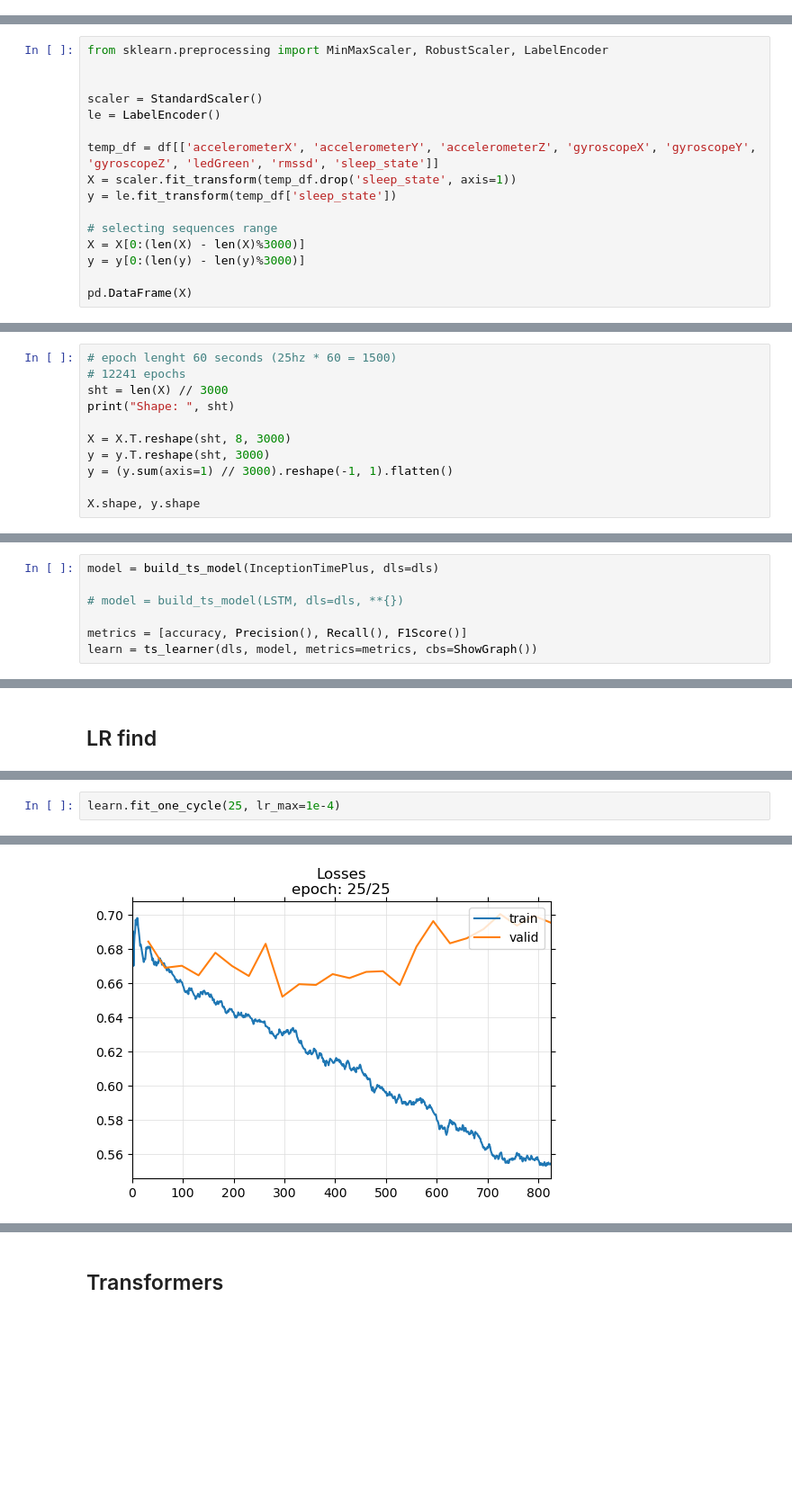
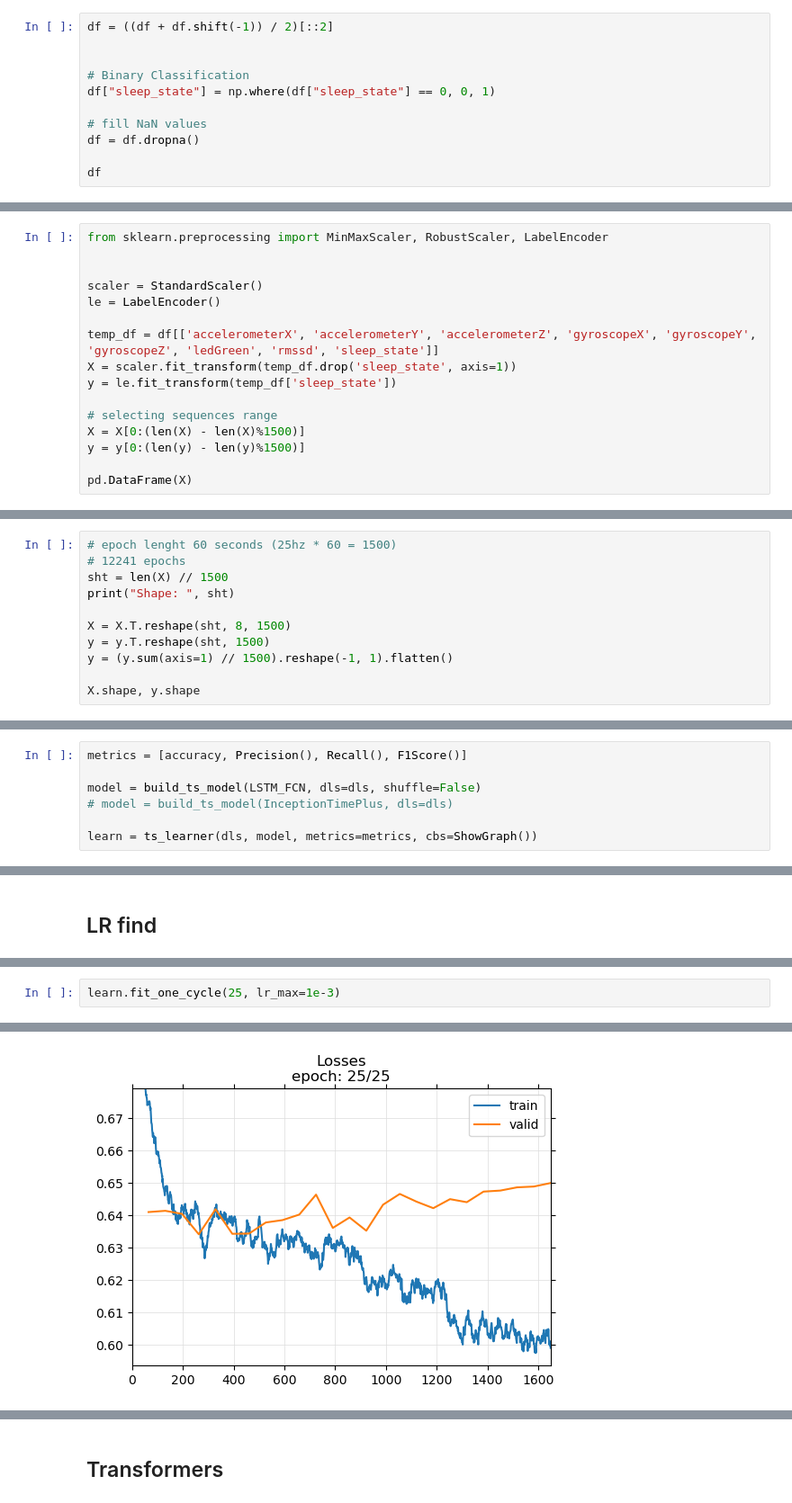
Before and after one commit to lucky-verma/Sleep-Awake-Classifiation-using-PPG, a Jupyter notebook: notebooks/tsai_rmssd.ipynb, the cells around one changed output, grey strips where cells are left out. Shown at 90% size. Drawn from its saved outputs; the diff is of its cells as text; blank space fills up the shorter version.

```diff
--- a/notebooks/tsai_rmssd.ipynb
+++ b/notebooks/tsai_rmssd.ipynb
@@ -63,0 +47,11 @@ df
+# %%
+df = ((df + df.shift(-1)) / 2)[::2]
+
+
+# Binary Classification
+df["sleep_state"] = np.where(df["sleep_state"] == 0, 0, 1)
+
+# fill NaN values
+df = df.dropna()
+
+df
@@ -106,8 +115,8 @@ X = scaler.fit_transform(temp_df.drop('sleep_state', axis=1))
 y = le.fit_transform(temp_df['sleep_state'])
 
 # selecting sequences range
-X = X[0:(len(X) - len(X)%3000)]
-y = y[0:(len(y) - len(y)%3000)]
+X = X[0:(len(X) - len(X)%1500)]
+y = y[0:(len(y) - len(y)%1500)]
 
 pd.DataFrame(X)
 # %% [output]
@@ -127,12 +136,12 @@ pd.DataFrame(X)
 # %%
 # epoch lenght 60 seconds (25hz * 60 = 1500)
 # 12241 epochs
-sht = len(X) // 3000
+sht = len(X) // 1500
 print("Shape: ", sht)
 
-X = X.T.reshape(sht, 8, 3000)
-y = y.T.reshape(sht, 3000)
-y = (y.sum(axis=1) // 3000).reshape(-1, 1).flatten()
+X = X.T.reshape(sht, 8, 1500)
+y = y.T.reshape(sht, 1500)
+y = (y.sum(axis=1) // 1500).reshape(-1, 1).flatten()
 
 X.shape, y.shape
 # %% [output]
@@ -226,9 +218,9 @@ arch: mWDN
 # %%
-model = build_ts_model(InceptionTimePlus, dls=dls)
+metrics = [accuracy, Precision(), Recall(), F1Score()]
 
-# model = build_ts_model(LSTM, dls=dls, **{})
+model = build_ts_model(LSTM_FCN, dls=dls, shuffle=False)
+# model = build_ts_model(InceptionTimePlus, dls=dls)
 
-metrics = [accuracy, Precision(), Recall(), F1Score()]
 learn = ts_learner(dls, model, metrics=metrics, cbs=ShowGraph())
 # %%
 # learn = Learner(dls, model, metrics=accuracy)
@@ -244,4 +270,4 @@ SuggestedLRs(valley=9.120108734350652e-05)
 # %%
-learn.fit_one_cycle(25, lr_max=1e-4)
+learn.fit_one_cycle(25, lr_max=1e-3)
 # %% [output]
 | epoch | train_loss | valid_loss | accuracy | precision_score | recall_score | f1_score | time |
@@ -264 +290 @@ learn.fit_one_cycle(25, lr_max=1e-4)
-[figure, old version]
+[figure, new version]
```
Also changed, not shown: parts of 36 cells of this notebook, 3 other files.
